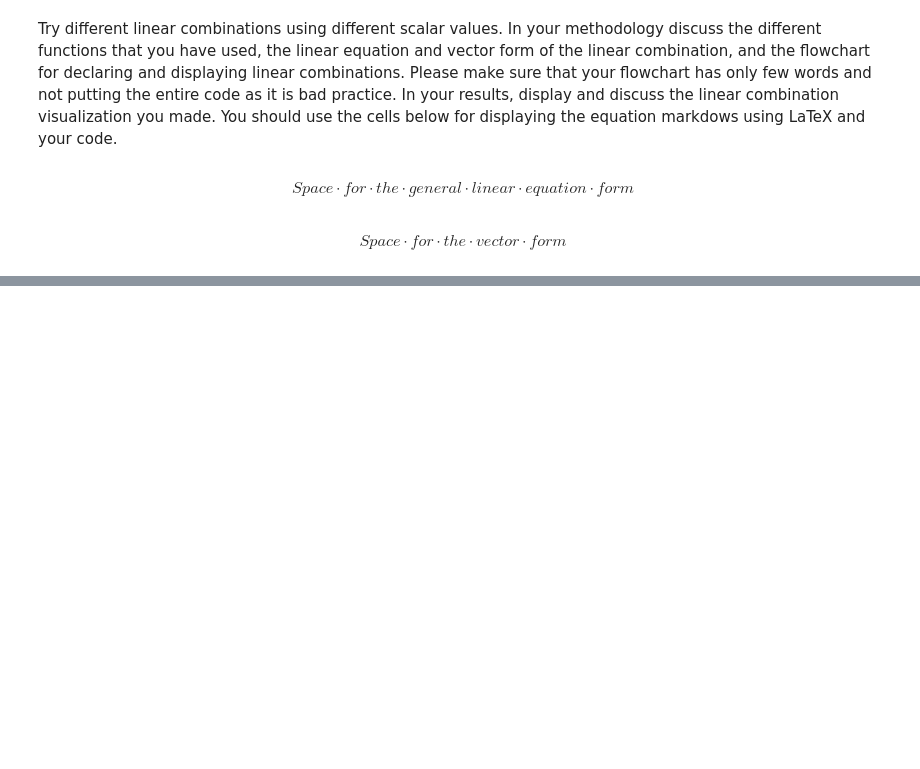
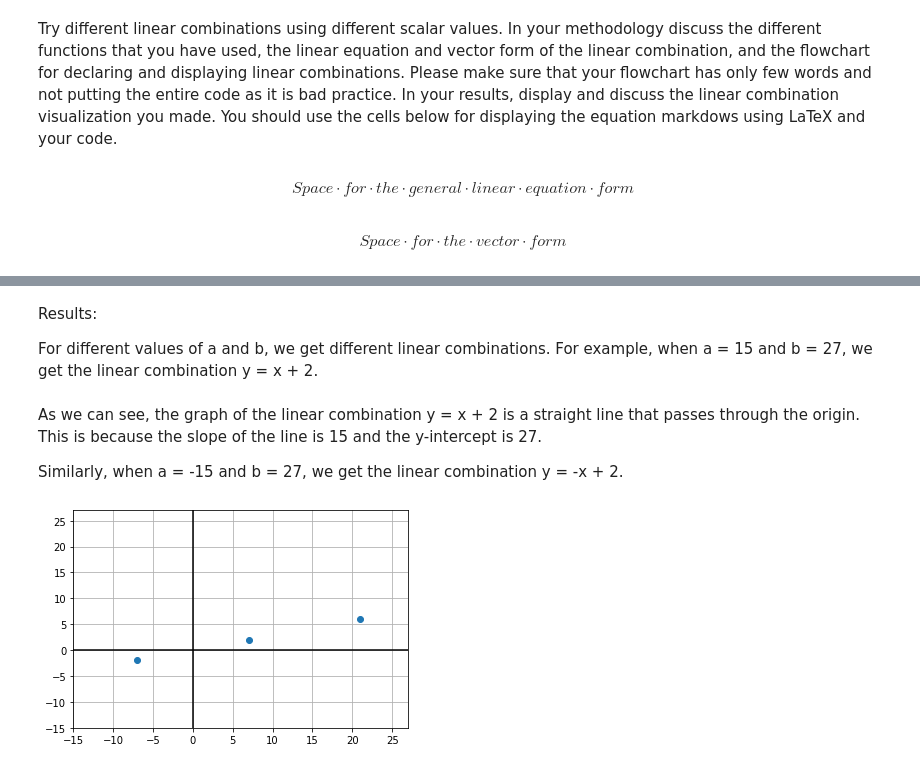
Before and after one commit to Kristel04/LinearAlgebra1T-2021-2022, a Jupyter notebook: Assignment10.ipynb, the cells around one changed output, grey strips where cells are left out. Drawn from its saved outputs; the diff is of its cells as text; code cells hidden in the pictures; blank space fills up the shorter version.

```diff
--- a/Assignment10.ipynb
+++ b/Assignment10.ipynb
@@ -123,0 +145,21 @@ $$Space \cdot for \cdot the \cdot vector \cdot form$$
+# %% [markdown]
+Results:
+
+For different values of a and b, we get different linear combinations. For example, when a = 15 and b = 27, we get the linear combination y = x + 2.
+# %% [markdown]
+As we can see, the graph of the linear combination y = x + 2 is a straight line that passes through the origin. This is because the slope of the line is 15 and the y-intercept is 27.
+
+Similarly, when a = -15 and b = 27, we get the linear combination y = -x + 2.
+# %%
+c = np.arange(-15,17,2)
+
+plt.scatter(c*vectX[0],c*vectX[1])
+
+plt.xlim(-15,27)
+plt.ylim(-15,27)
+plt.axhline(y=0, color='k')
+plt.axvline(x=0, color='k')
+plt.grid()
+plt.show()
+# %% [output]
+[figure, added]
```
Also changed, not shown: parts of 17 cells of this notebook.
